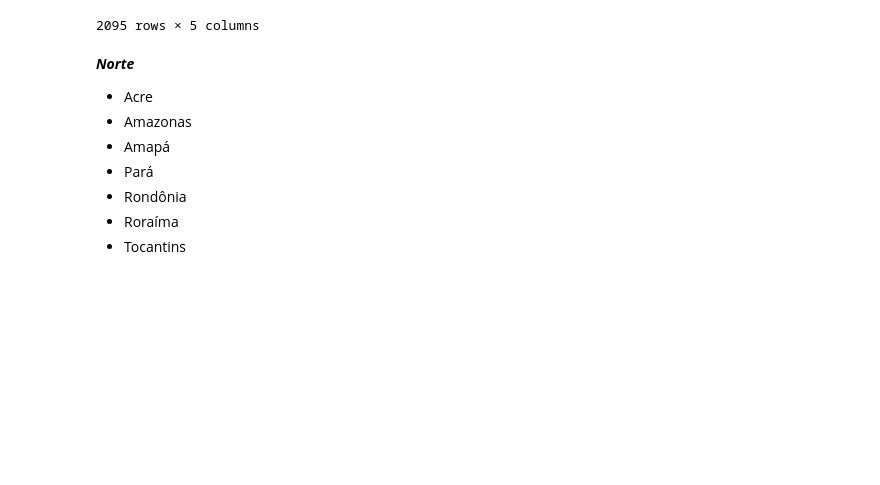
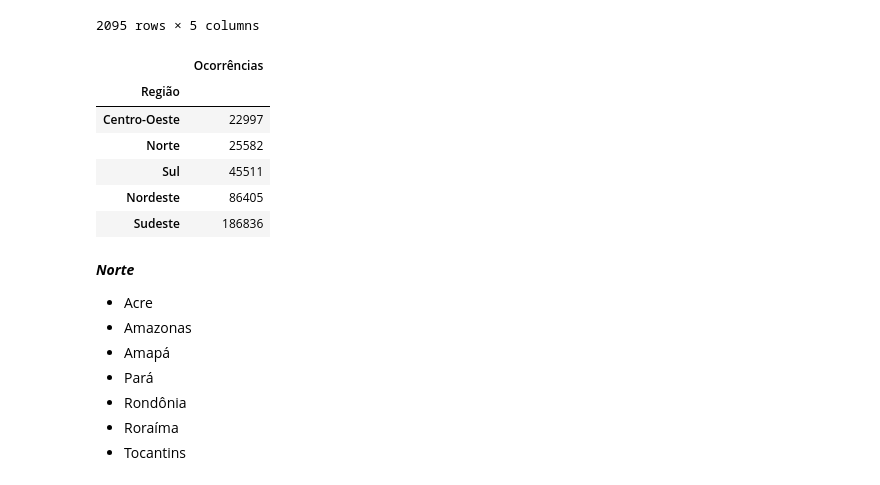
Before and after one commit to arislaoliveira/extensao-pandas, a Jupyter notebook: Avaliação.ipynb, the cells around one changed output. Saved outputs shown, nothing was run; the diff lists cells and outputs as text; code cells hidden in the pictures; blank space fills up the shorter version.

```diff
--- a/Avaliação.ipynb
+++ b/Avaliação.ipynb
@@ -248,6 +257,17 @@ display(ocorrencias1_df)
 | 2093 | Tocantins | Roubo seguido de morte (latrocínio) | setembro | 1 | Norte |
 | 2094 | Tocantins | Tentativa de homicídio | setembro | 37 | Norte |
 2095 rows × 5 columns
+# %%
+regioes_df = ocorrencias1_df[['Tipo Crime', 'Ocorrências', 'Região']].groupby(by='Região').sum()
+display(regioes_df.sort_values(by='Ocorrências'))
+# %% [output]
+|  | Ocorrências |
+| Região |  |
+| Centro-Oeste | 22997 |
+| Norte | 25582 |
+| Sul | 45511 |
+| Nordeste | 86405 |
+| Sudeste | 186836 |
 # %% [markdown]
 ***Norte***
 
```
Also changed, not shown: parts of 2 cells of this notebook.
